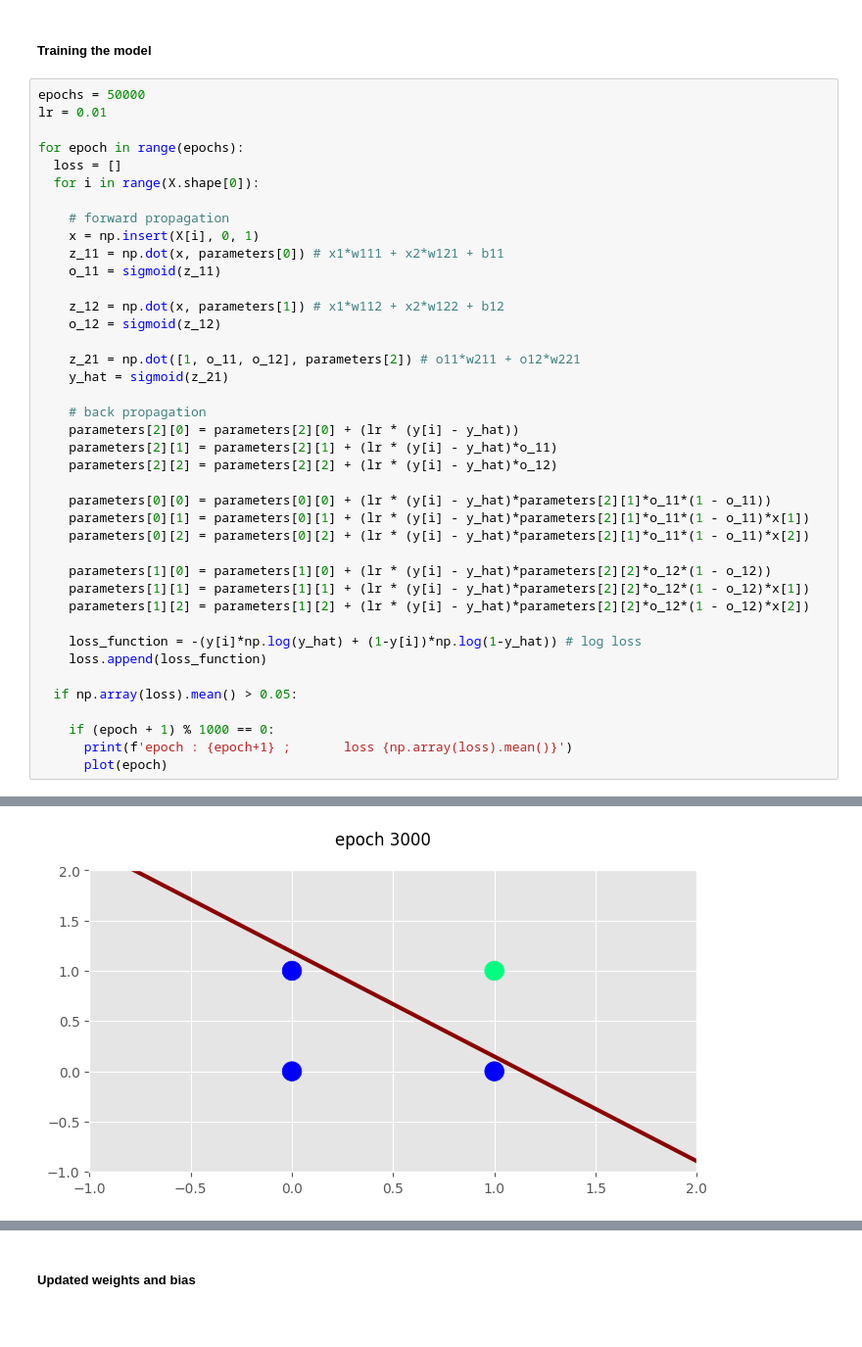
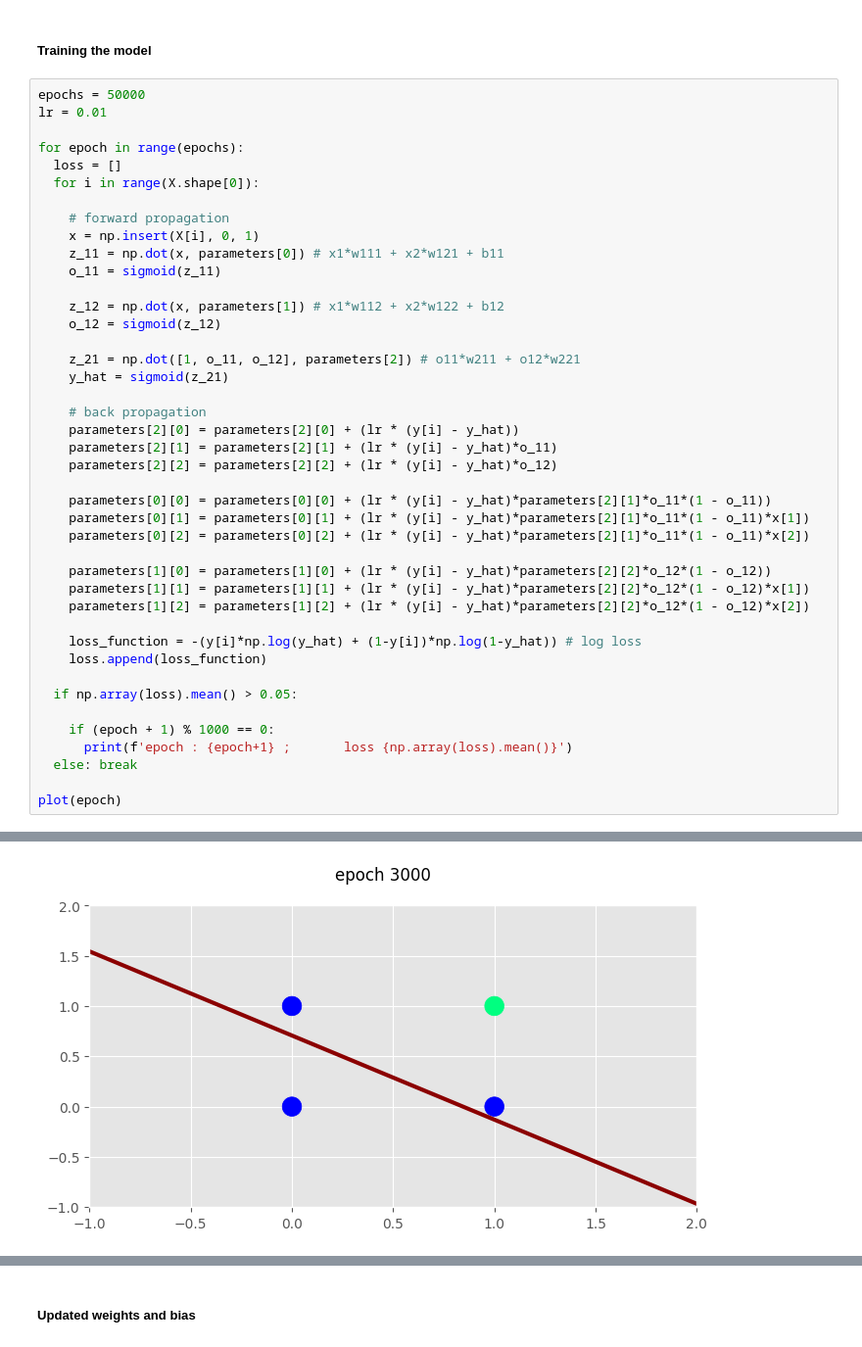
Before and after one commit to NumiKun/kecerdasan-buatan, a Jupyter notebook: Multi Layer Perceptron/MLP_and.ipynb, the cells around one changed output, grey strips where cells are left out. Shown at 98% size. Saved outputs shown, nothing was run; the diff lists cells and outputs as text.

Commit message:
edit to get last image

```diff
--- a/Multi Layer Perceptron/MLP_and.ipynb
+++ b/Multi Layer Perceptron/MLP_and.ipynb
@@ -108,5 +108,7 @@ for epoch in range(epochs):
 
     if (epoch + 1) % 1000 == 0:
       print(f'epoch : {epoch+1} ;       loss {np.array(loss).mean()}')
-      plot(epoch)
+  else: break
+
+plot(epoch)
 # %% [output]
@@ -118 +120 @@ epoch : 3000 ;       loss 0.329370516924565
-[figure, old version]
+[figure, new version]
```
Also changed, not shown: parts of 3 cells of this notebook, 5 other files.
